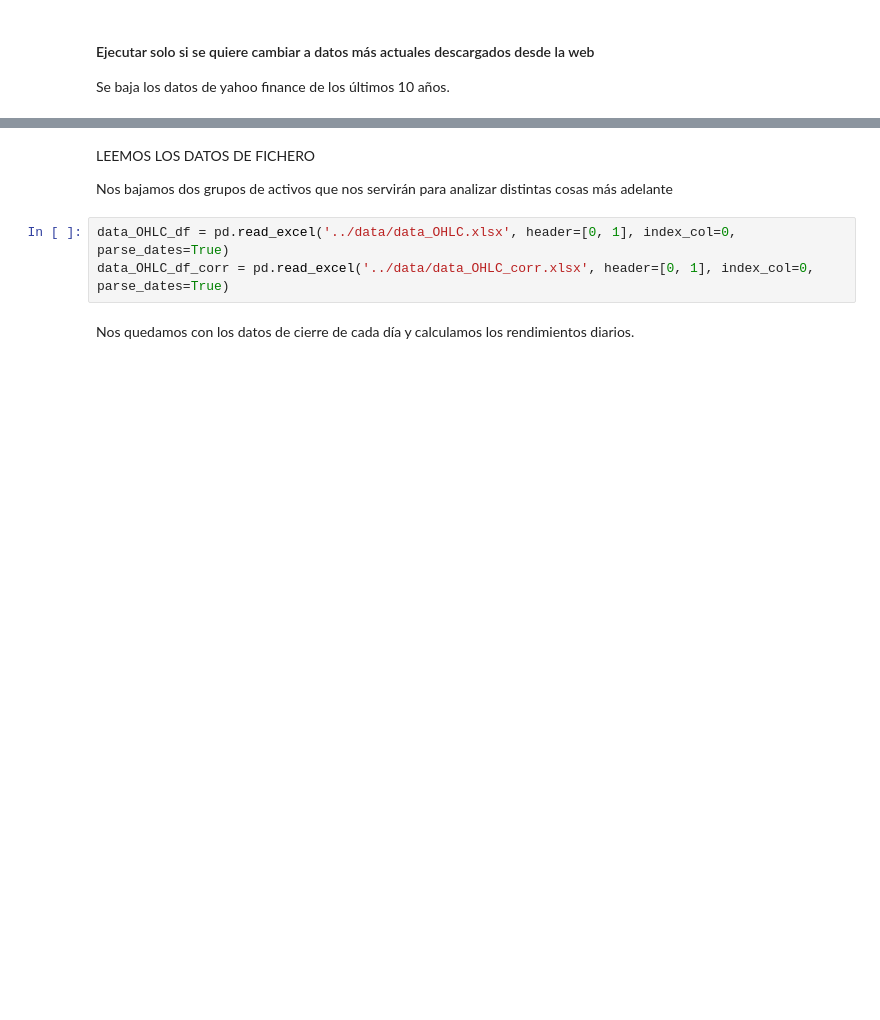
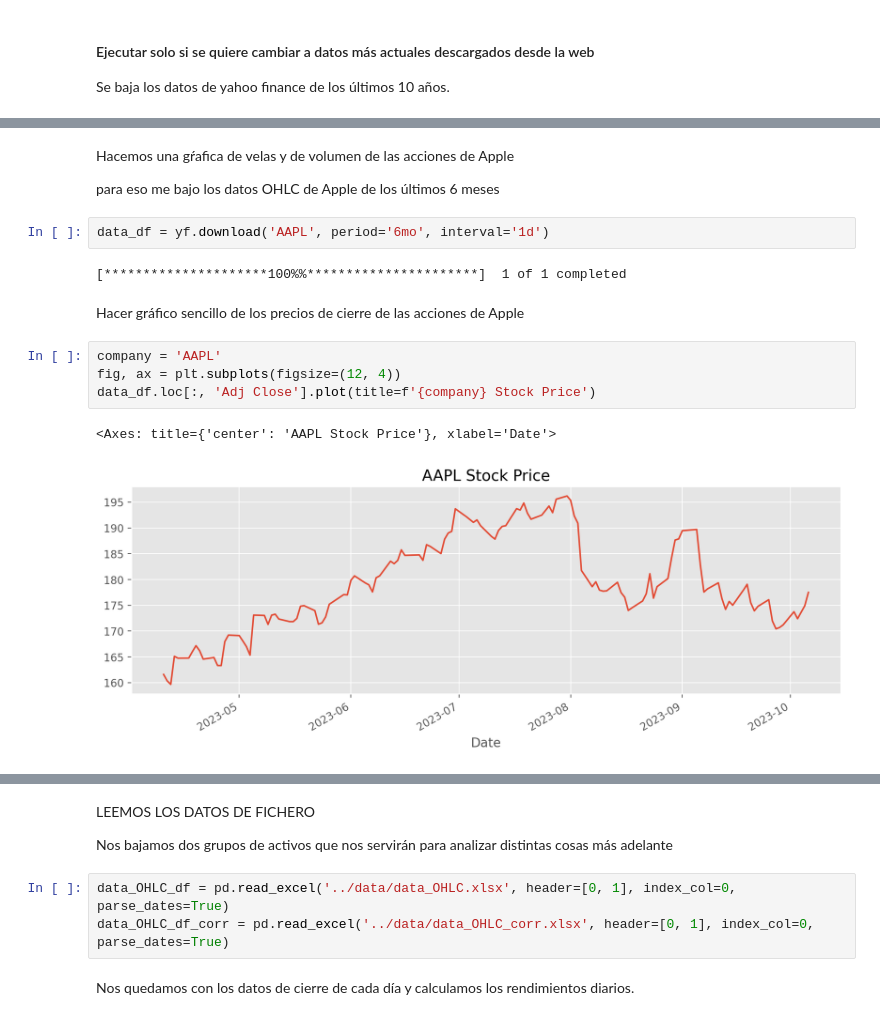
Before and after one commit to alfonso-santos/Python-aplicado-gestion-carteras, a Jupyter notebook: source/analisis-inicial.ipynb, the cells around one changed output, grey strips where cells are left out. Drawn from its saved outputs; the diff is of its cells as text; blank space fills up the shorter version.

```diff
--- a/source/analisis-inicial.ipynb
+++ b/source/analisis-inicial.ipynb
@@ -60,0 +51,17 @@ Se baja los datos de yahoo finance de los últimos 10 años.
+# %% [markdown]
+Hacemos una gŕafica de velas y de volumen de las acciones de Apple
+
+para eso me bajo los datos OHLC de Apple de los últimos 6 meses
+# %%
+data_df = yf.download('AAPL', period='6mo', interval='1d')
+# %% [output]
+[*********************100%%**********************]  1 of 1 completed
+# %% [markdown]
+Hacer gráfico sencillo de los precios de cierre de las acciones de Apple
+# %%
+company = 'AAPL'
+fig, ax = plt.subplots(figsize=(12, 4))
+data_df.loc[:, 'Adj Close'].plot(title=f'{company} Stock Price')
+# %% [output]
+<Axes: title={'center': 'AAPL Stock Price'}, xlabel='Date'>
+[figure, added]
```
Also changed, not shown: parts of 113 cells of this notebook, 1 other file.
